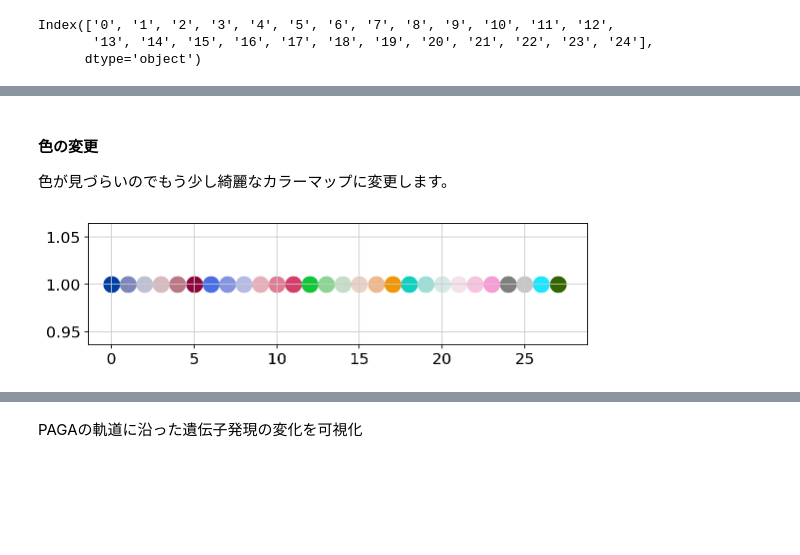
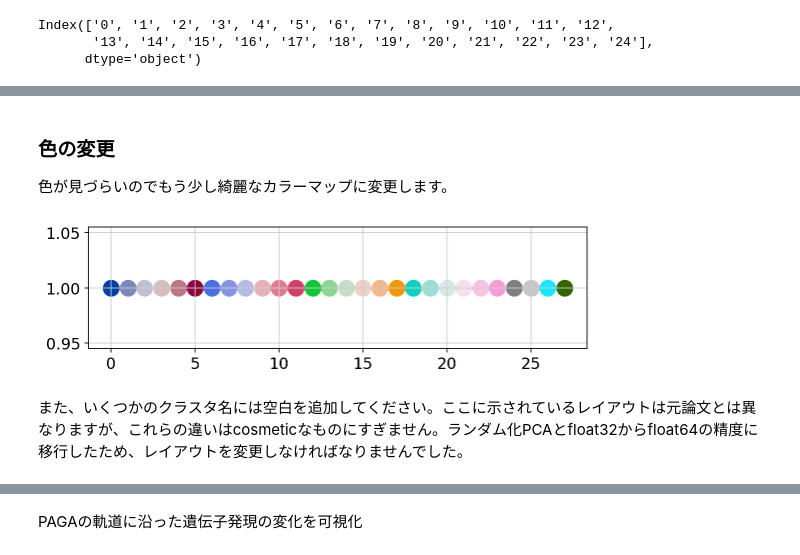
Before and after one commit to rnakato/SinglecellAnalysisTutorial, a Jupyter notebook: docs/notebooks/Scanpy_PAGA.ipynb, the cells around one changed output, grey strips where cells are left out. Saved outputs shown, nothing was run; the diff lists cells and outputs as text; code cells hidden in the pictures; blank space fills up the shorter version.

```diff
--- a/docs/notebooks/Scanpy_PAGA.ipynb
+++ b/docs/notebooks/Scanpy_PAGA.ipynb
@@ -35,8 +17,7 @@ from matplotlib import rcParams
 import scanpy as sc
 
 sc.settings.verbosity = 3  # verbosity: errors (0), warnings (1), info (2), hints (3)
-sc.logging.print_versions()
+sc.logging.print_header()
 results_file = './write/paul15.h5ad'
-
-sc.settings.set_figure_params(dpi=80, frameon=False)  # low dpi (dots per inch) yields small inline figures
+sc.settings.set_figure_params(dpi=80, frameon=False, figsize=(4, 4), facecolor='white')  # low dpi (dots per inch) yields small inline figures
 # %% [output]
@@ -207,11 +210,10 @@ sc.pl.draw_graph(adata, color=['louvain_anno', 'Itga2b', 'Prss34', 'Cma1'], lege
 # %% [markdown]
-#### 色の変更
+### 色の変更
 色が見づらいのでもう少し綺麗なカラーマップに変更します。
 # %%
-# Choose the colors of the clusters a bit more consistently.
 pl.figure(figsize=(8, 2))
 for i in range(28):
-    pl.scatter(i, 1, c=sc.pl.palettes.zeileis_26[i], s=200)
+    pl.scatter(i, 1, c=sc.pl.palettes.zeileis_28[i], s=200)
 pl.show()
 # %% [output]
-[figure, old version]
+[figure, new version]
@@ -232,3 +234,5 @@ adata.uns['louvain_anno_colors'] = new_colors
+# %% [markdown]
+また、いくつかのクラスタ名には空白を追加してください。ここに示されているレイアウトは元論文とは異なりますが、これらの違いはcosmeticなものにすぎません。ランダム化PCAとfloat32からfloat64の精度に移行したため、レイアウトを変更しなければなりませんでした。
 # %%
 # 細胞レベルとクラスタレベルでの可視化
 sc.pl.paga_compare(
```
Also changed, not shown: parts of 40 cells of this notebook.
